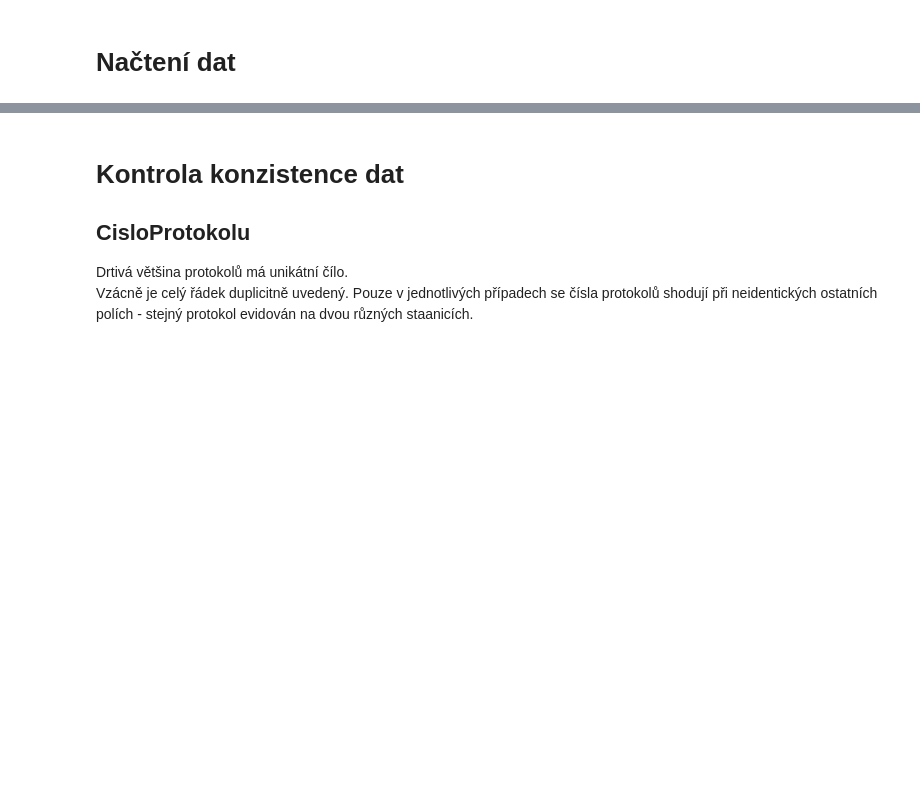
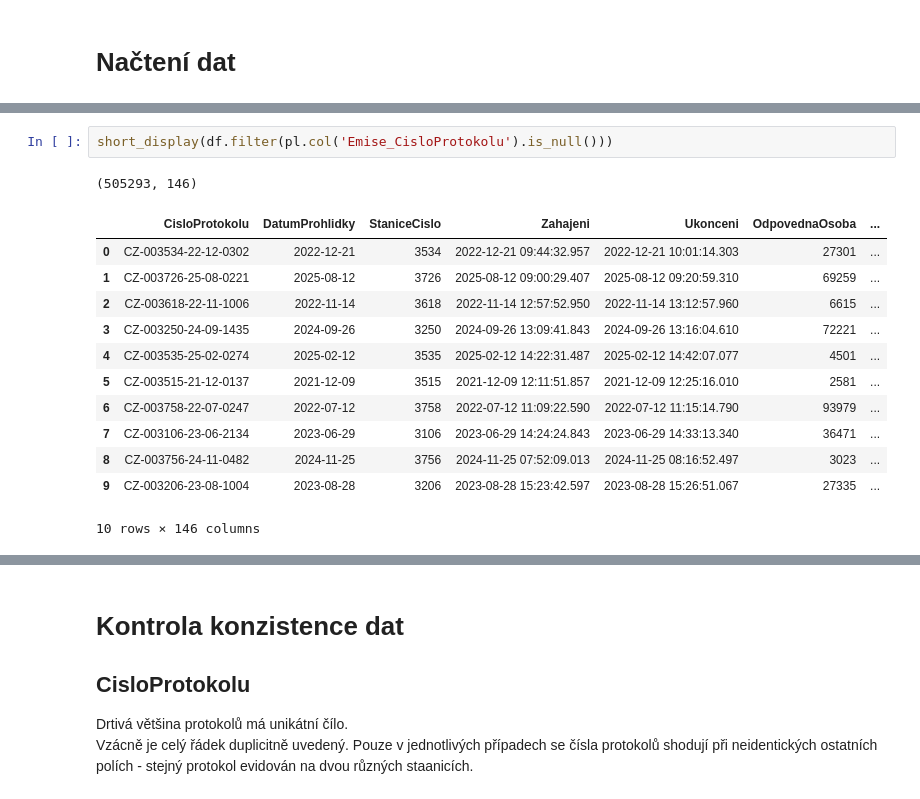
Before and after one commit to opendatalabcz/emissions-data-analysis-cz, a Jupyter notebook: kod/diesel_processing.ipynb, the cells around one changed output, grey strips where cells are left out. Saved outputs shown, nothing was run; the diff lists cells and outputs as text; blank space fills up the shorter version.

```diff
--- a/kod/diesel_processing.ipynb
+++ b/kod/diesel_processing.ipynb
@@ -72,0 +145,16 @@ shape: (1, 143)
+# %%
+short_display(df.filter(pl.col('Emise_CisloProtokolu').is_null()))
+# %% [output]
+(505293, 146)
+|  | CisloProtokolu | DatumProhlidky | StaniceCislo | Zahajeni | Ukonceni | OdpovednaOsoba | ... |
+| 0 | CZ-003534-22-12-0302 | 2022-12-21 | 3534 | 2022-12-21 09:44:32.957 | 2022-12-21 10:01:14.303 | 27301 | ... |
+| 1 | CZ-003726-25-08-0221 | 2025-08-12 | 3726 | 2025-08-12 09:00:29.407 | 2025-08-12 09:20:59.310 | 69259 | ... |
+| 2 | CZ-003618-22-11-1006 | 2022-11-14 | 3618 | 2022-11-14 12:57:52.950 | 2022-11-14 13:12:57.960 | 6615 | ... |
+| 3 | CZ-003250-24-09-1435 | 2024-09-26 | 3250 | 2024-09-26 13:09:41.843 | 2024-09-26 13:16:04.610 | 72221 | ... |
+| 4 | CZ-003535-25-02-0274 | 2025-02-12 | 3535 | 2025-02-12 14:22:31.487 | 2025-02-12 14:42:07.077 | 4501 | ... |
+| 5 | CZ-003515-21-12-0137 | 2021-12-09 | 3515 | 2021-12-09 12:11:51.857 | 2021-12-09 12:25:16.010 | 2581 | ... |
+| 6 | CZ-003758-22-07-0247 | 2022-07-12 | 3758 | 2022-07-12 11:09:22.590 | 2022-07-12 11:15:14.790 | 93979 | ... |
+| 7 | CZ-003106-23-06-2134 | 2023-06-29 | 3106 | 2023-06-29 14:24:24.843 | 2023-06-29 14:33:13.340 | 36471 | ... |
+| 8 | CZ-003756-24-11-0482 | 2024-11-25 | 3756 | 2024-11-25 07:52:09.013 | 2024-11-25 08:16:52.497 | 3023 | ... |
+| 9 | CZ-003206-23-08-1004 | 2023-08-28 | 3206 | 2023-08-28 15:23:42.597 | 2023-08-28 15:26:51.067 | 27335 | ... |
+10 rows × 146 columns
```
Also changed, not shown: parts of 9 cells of this notebook, 2 other files.
